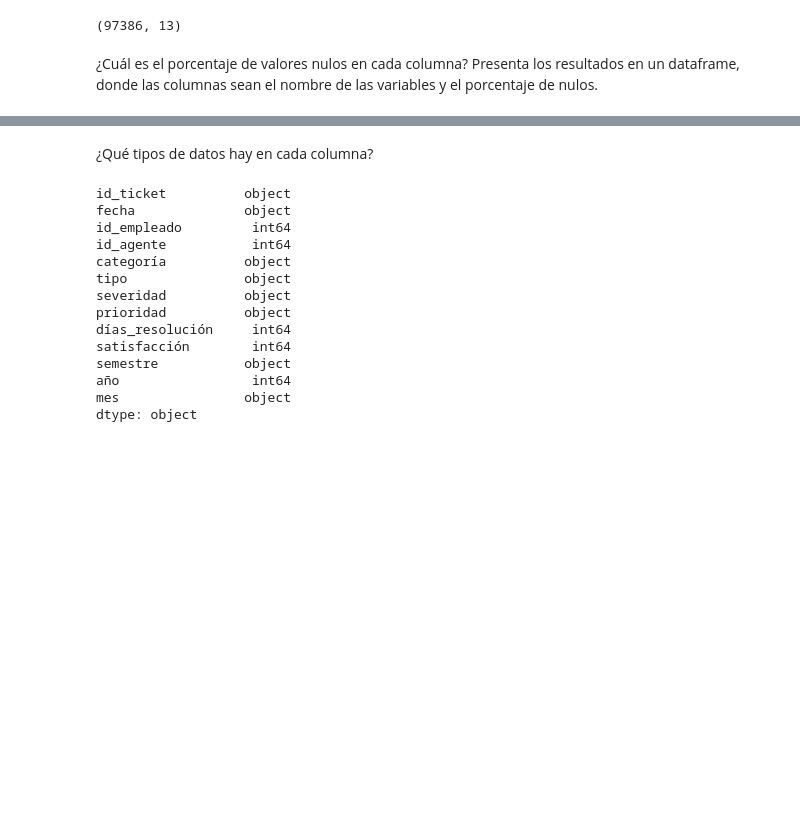
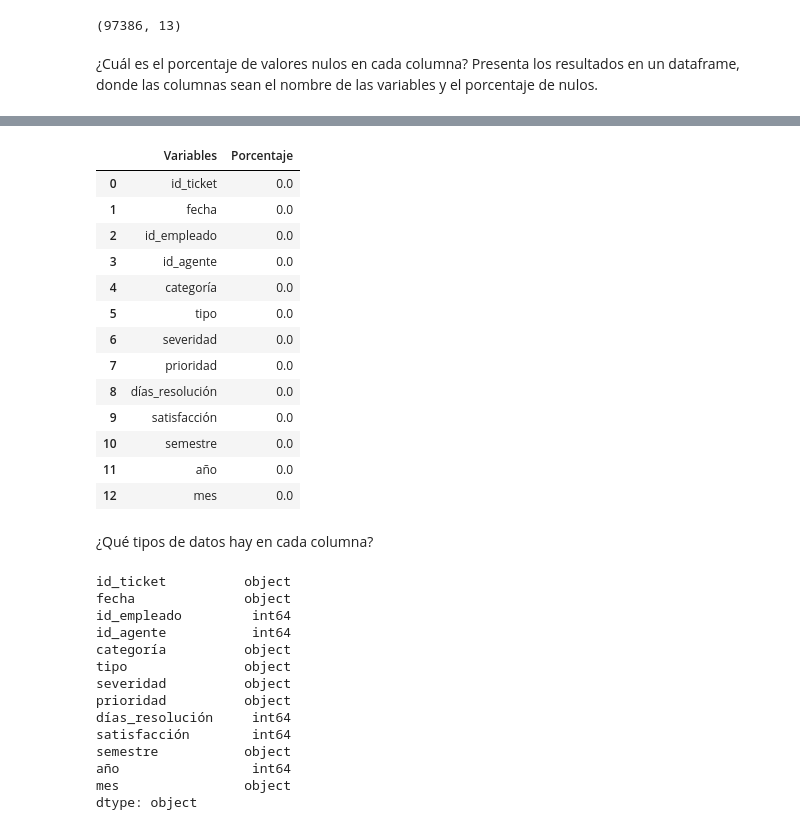
Before and after one commit to Adalab/promo_d_da_modulo2_sprint2_Lorena_AnaBelen, a Jupyter notebook: ejercicio1/pair_programming_EDA1.ipynb, the cells around one changed output, grey strips where cells are left out. Cells and saved outputs as stored; diff of their text form; code cells hidden in the pictures; blank space fills up the shorter version.

```diff
--- a/ejercicio1/pair_programming_EDA1.ipynb
+++ b/ejercicio1/pair_programming_EDA1.ipynb
@@ -71,0 +69,7 @@ df_nulos.head(3)
+# %%
+dico = {'Variables': [], 'Porcentaje': []}
+
+for columna in df.columns:
+
+    dico['Variables'].append(columna)
+    dico['Porcentaje'].append(df[columna].isnull().sum()/df.shape[0]*100)
@@ -72,3 +96,21 @@ df_nulos.head(3)
+# %%
+df_dico_nulos = pd.DataFrame(dico)
+df_dico_nulos
+# %% [output]
+|  | Variables | Porcentaje |
+| 0 | id_ticket | 0.0 |
+| 1 | fecha | 0.0 |
+| 2 | id_empleado | 0.0 |
+| 3 | id_agente | 0.0 |
+| 4 | categoría | 0.0 |
+| 5 | tipo | 0.0 |
+| 6 | severidad | 0.0 |
+| 7 | prioridad | 0.0 |
+| 8 | días_resolución | 0.0 |
+| 9 | satisfacción | 0.0 |
+| 10 | semestre | 0.0 |
+| 11 | año | 0.0 |
+| 12 | mes | 0.0 |
 # %% [markdown]
 ¿Qué tipos de datos hay en cada columna?
 # %%
```
Also changed, not shown: parts of 31 cells of this notebook, 2 other files.
